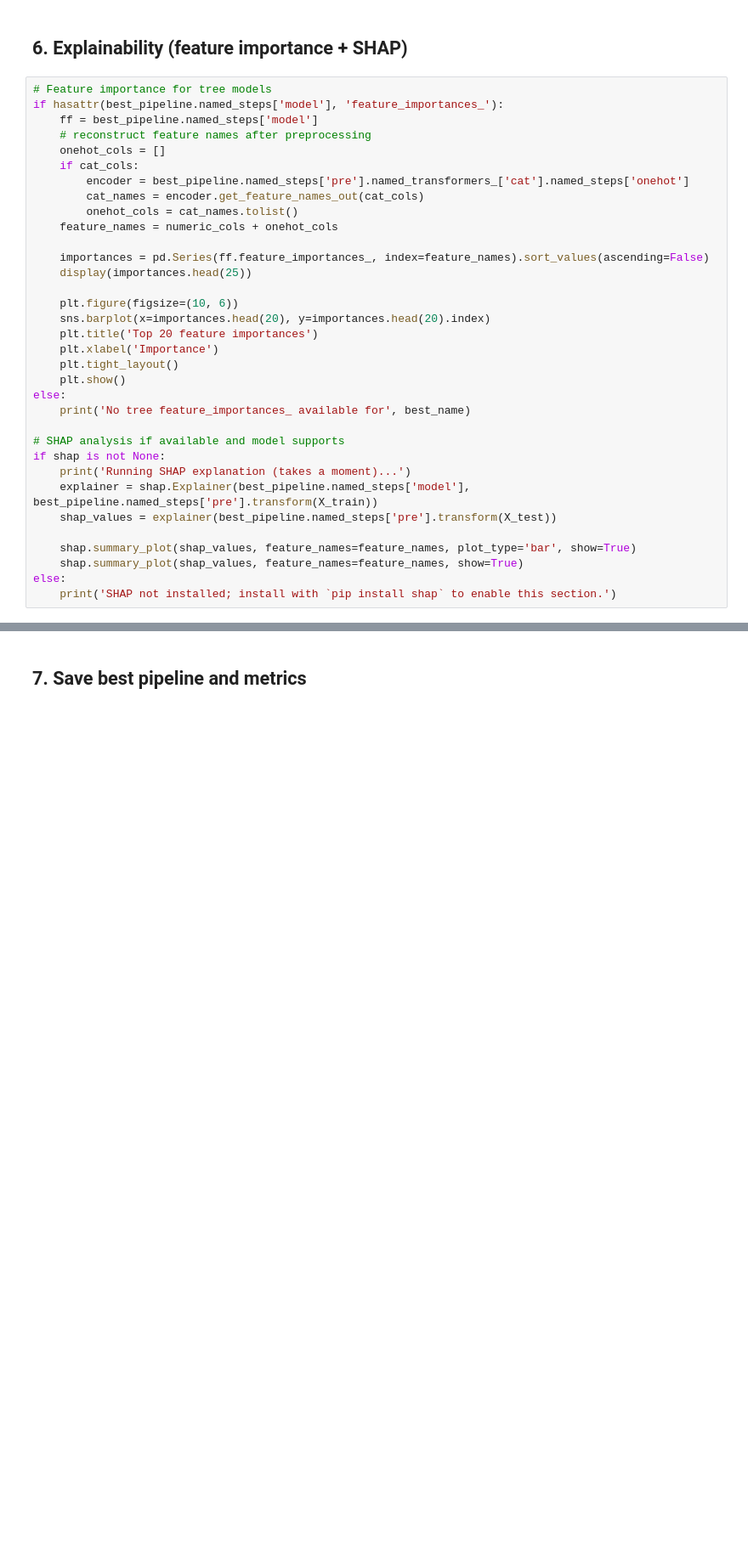
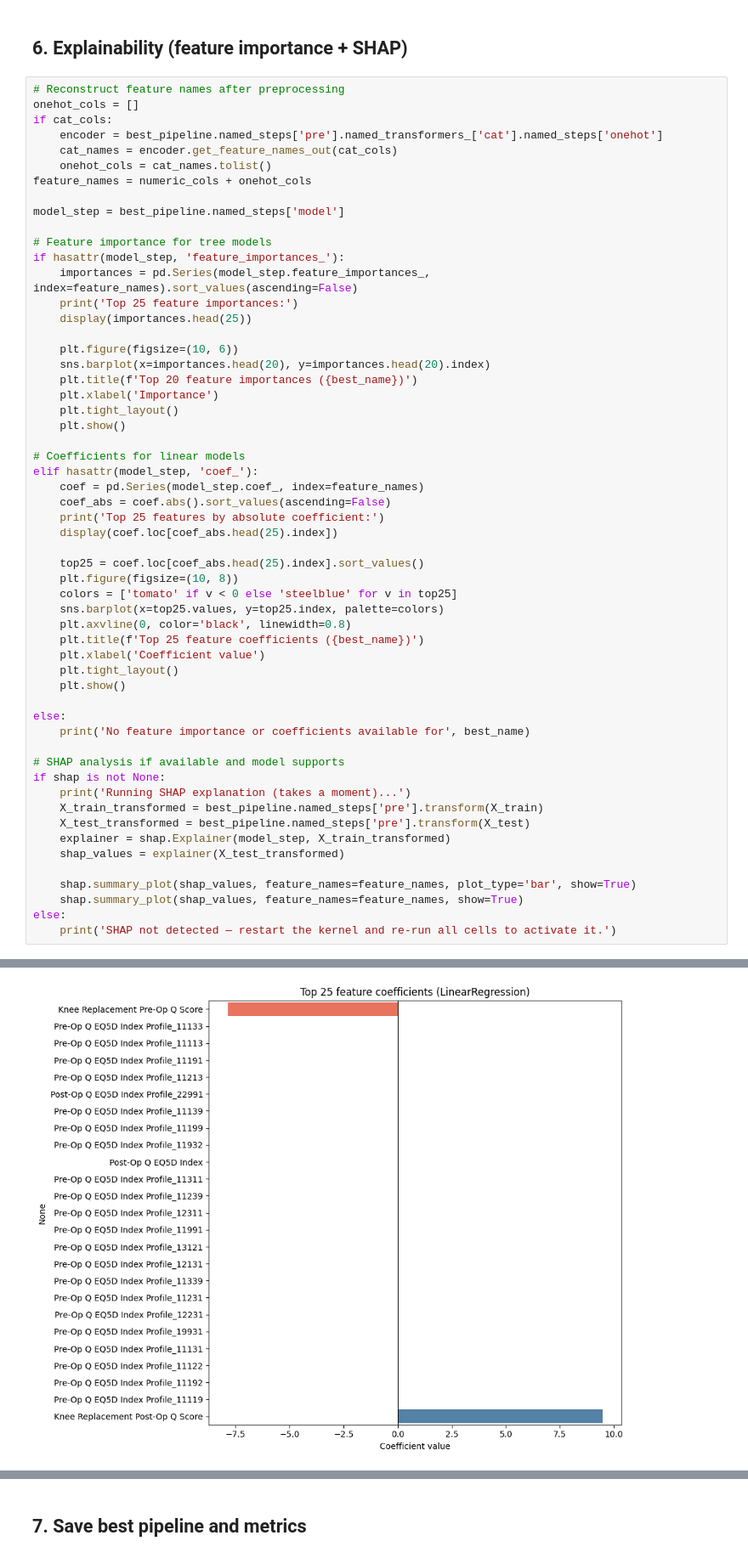
Before and after one commit to LALITAMITTAL18/EAISI-NHS, a Jupyter notebook: notebooks/Experiment/Knee/3.2-Data-Modelling-Regression.ipynb, the cells around one changed output, grey strips where cells are left out. Shown at 85% size. Cells and saved outputs as stored; diff of their text form; blank space fills up the shorter version.

Commit message:
added multi dataset pipeline

```diff
--- a/notebooks/Experiment/Knee/3.2-Data-Modelling-Regression.ipynb
+++ b/notebooks/Experiment/Knee/3.2-Data-Modelling-Regression.ipynb
@@ -346,36 +344,59 @@ plt.show()
 # %% [markdown]
 ## 6. Explainability (feature importance + SHAP)
 # %%
+# Reconstruct feature names after preprocessing
+onehot_cols = []
+if cat_cols:
+    encoder = best_pipeline.named_steps['pre'].named_transformers_['cat'].named_steps['onehot']
+    cat_names = encoder.get_feature_names_out(cat_cols)
+    onehot_cols = cat_names.tolist()
+feature_names = numeric_cols + onehot_cols
+
+model_step = best_pipeline.named_steps['model']
+
 # Feature importance for tree models
-if hasattr(best_pipeline.named_steps['model'], 'feature_importances_'):
-    ff = best_pipeline.named_steps['model']
-    # reconstruct feature names after preprocessing
-    onehot_cols = []
-    if cat_cols:
-        encoder = best_pipeline.named_steps['pre'].named_transformers_['cat'].named_steps['onehot']
-        cat_names = encoder.get_feature_names_out(cat_cols)
-        onehot_cols = cat_names.tolist()
-    feature_names = numeric_cols + onehot_cols
-
-    importances = pd.Series(ff.feature_importances_, index=feature_names).sort_values(ascending=False)
+if hasattr(model_step, 'feature_importances_'):
+    importances = pd.Series(model_step.feature_importances_, index=feature_names).sort_values(ascending=False)
+    print('Top 25 feature importances:')
     display(importances.head(25))
 
     plt.figure(figsize=(10, 6))
     sns.barplot(x=importances.head(20), y=importances.head(20).index)
-    plt.title('Top 20 feature importances')
+    plt.title(f'Top 20 feature importances ({best_name})')
     plt.xlabel('Importance')
     plt.tight_layout()
     plt.show()
+
+# Coefficients for linear models
+elif hasattr(model_step, 'coef_'):
+    coef = pd.Series(model_step.coef_, index=feature_names)
+    coef_abs = coef.abs().sort_values(ascending=False)
+    print('Top 25 features by absolute coefficient:')
+    display(coef.loc[coef_abs.head(25).index])
+
+    top25 = coef.loc[coef_abs.head(25).index].sort_values()
+    plt.figure(figsize=(10, 8))
+    colors = ['tomato' if v < 0 else 'steelblue' for v in top25]
+    sns.barplot(x=top25.values, y=top25.index, palette=colors)
+    plt.axvline(0, color='black', linewidth=0.8)
+    plt.title(f'Top 25 feature coefficients ({best_name})')
+    plt.xlabel('Coefficient value')
+    plt.tight_layout()
+    plt.show()
+
 else:
-    print('No tree feature_importances_ available for', best_name)
+    print('No feature importance or coefficients available for', best_name)
 
 # SHAP analysis if available and model supports
 if shap is not None:
     print('Running SHAP explanation (takes a moment)...')
-    explainer = shap.Explainer(best_pipeline.named_steps['model'], best_pipeline.named_steps['pre'].transform(X_train))
-    shap_values = explainer(best_pipeline.named_steps['pre'].transform(X_test))
+    X_train_transformed = best_pipeline.named_steps['pre'].transform(X_train)
+    X_test_transformed = best_pipeline.named_steps['pre'].transform(X_test)
+    explainer = shap.Explainer(model_step, X_train_transformed)
+    shap_values = explainer(X_test_transformed)
 
     shap.summary_plot(shap_values, feature_names=feature_names, plot_type='bar', show=True)
     shap.summary_plot(shap_values, feature_names=feature_names, show=True)
 else:
-    print('SHAP not installed; install with `pip install shap` to enable this section.')
+    print('SHAP not detected — restart the kernel and re-run all cells to activate it.')
+# %% [output]
@@ -381,0 +424 @@ else:
+[figure, added]
```
Also changed, not shown: parts of 9 cells of this notebook, 3 other files.
